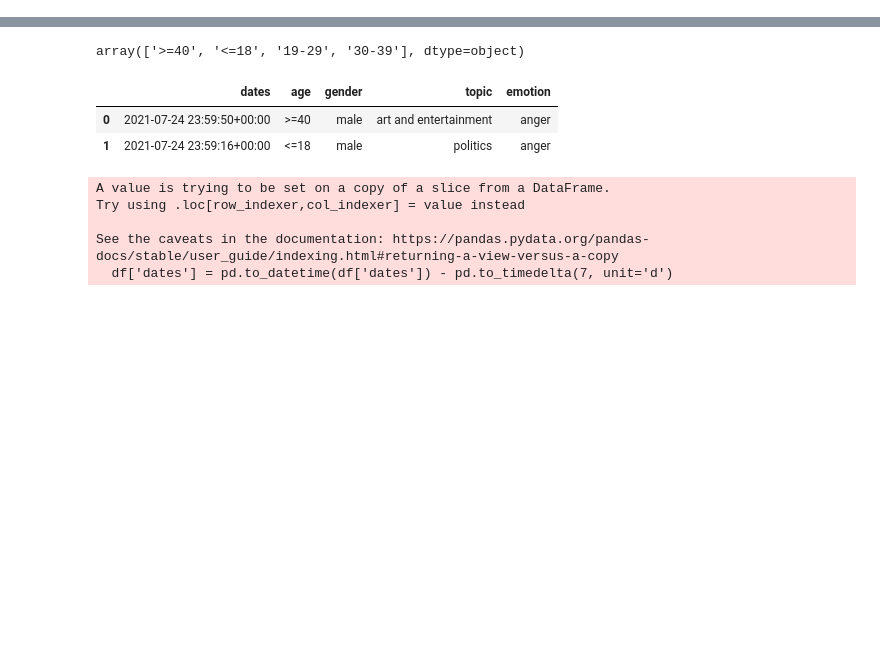
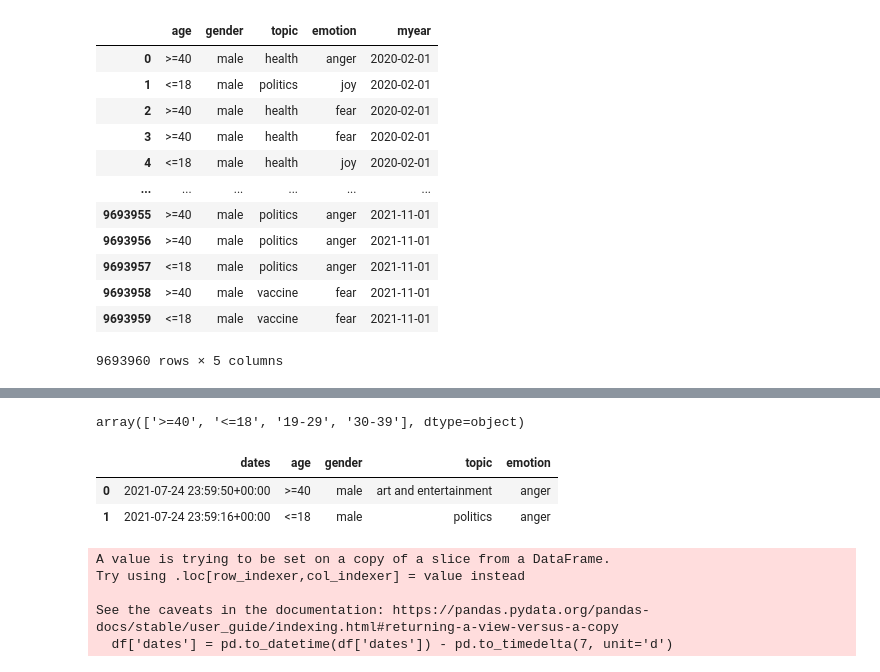
Before and after one commit to vinid/emomap-web, a Jupyter notebook: Untitled.ipynb, the cells around one changed output, grey strips where cells are left out. Saved outputs shown, nothing was run; the diff lists cells and outputs as text; code cells hidden in the pictures; blank space fills up the shorter version.

```diff
--- a/Untitled.ipynb
+++ b/Untitled.ipynb
@@ -10,0 +23,2 @@ data['dates'] = pd.to_datetime(data['dates']) - pd.to_timedelta(7, unit='d')
+# %%
+data = pd.read_csv("data_myear.csv")
@@ -10,0 +27,16 @@ data['dates'] = pd.to_datetime(data['dates']) - pd.to_timedelta(7, unit='d')
+# %%
+data
+# %% [output]
+|  | age | gender | topic | emotion | myear |
+| 0 | >=40 | male | health | anger | 2020-02-01 |
+| 1 | <=18 | male | politics | joy | 2020-02-01 |
+| 2 | >=40 | male | health | fear | 2020-02-01 |
+| 3 | >=40 | male | health | fear | 2020-02-01 |
+| 4 | <=18 | male | health | joy | 2020-02-01 |
+| ... | ... | ... | ... | ... | ... |
+| 9693955 | >=40 | male | politics | anger | 2021-11-01 |
+| 9693956 | >=40 | male | politics | anger | 2021-11-01 |
+| 9693957 | <=18 | male | politics | anger | 2021-11-01 |
+| 9693958 | >=40 | male | vaccine | fear | 2021-11-01 |
+| 9693959 | <=18 | male | vaccine | fear | 2021-11-01 |
+9693960 rows × 5 columns
```
Also changed, not shown: parts of 15 cells of this notebook, 3 other files.
